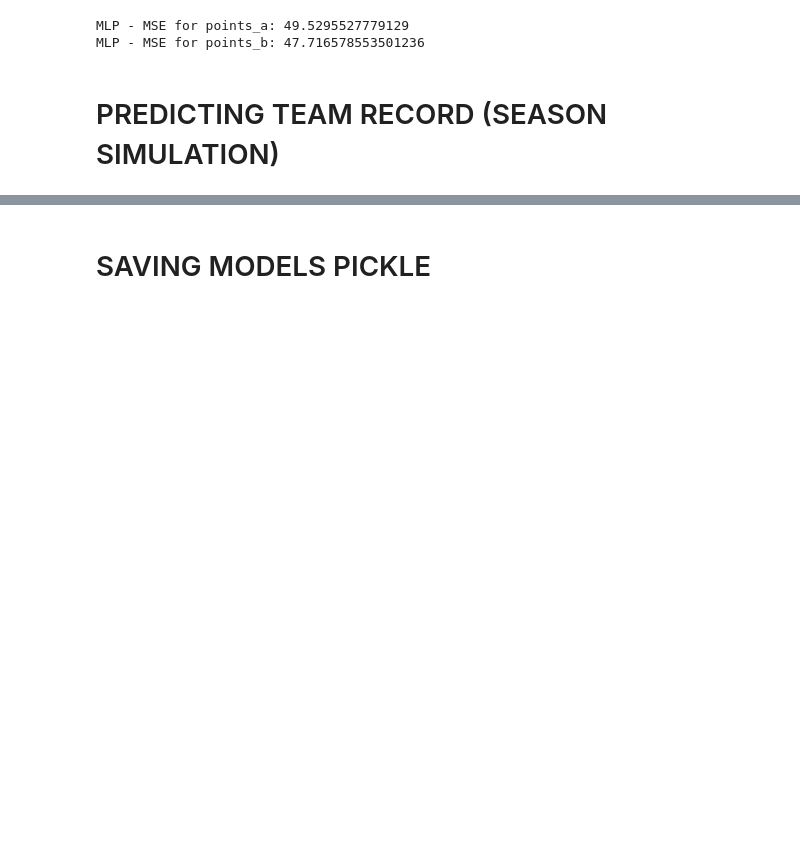
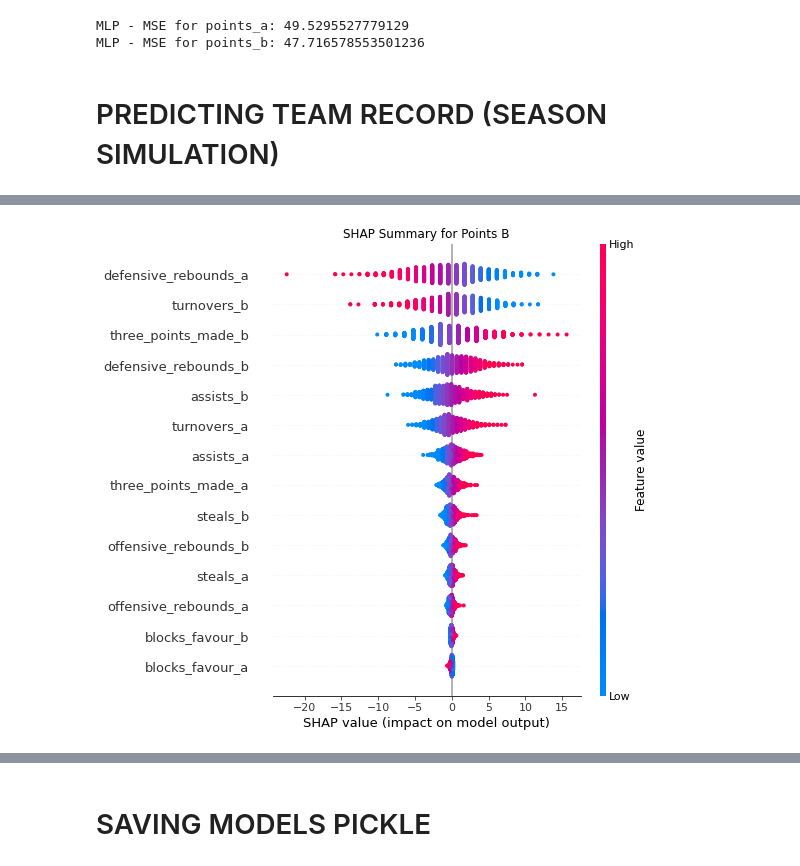
Before and after one commit to raulfu/analitica_visual, a Jupyter notebook: EDA_predictive_models.ipynb, the cells around one changed output, grey strips where cells are left out. Cells and saved outputs as stored; diff of their text form; code cells hidden in the pictures; blank space fills up the shorter version.

```diff
--- a/EDA_predictive_models.ipynb
+++ b/EDA_predictive_models.ipynb
@@ -1386,0 +1419,8 @@ Simulated Season Record for BAS: 26 Wins, 8 Losses
+# %%
+
+# Summary plot for points_b
+shap.summary_plot(shap_values_points_b, X_test, show=False)
+plt.title("SHAP Summary for Points B")
+plt.show()
+# %% [output]
+[figure, added]
```
Also changed, not shown: parts of 14 cells of this notebook, 2 other files.
